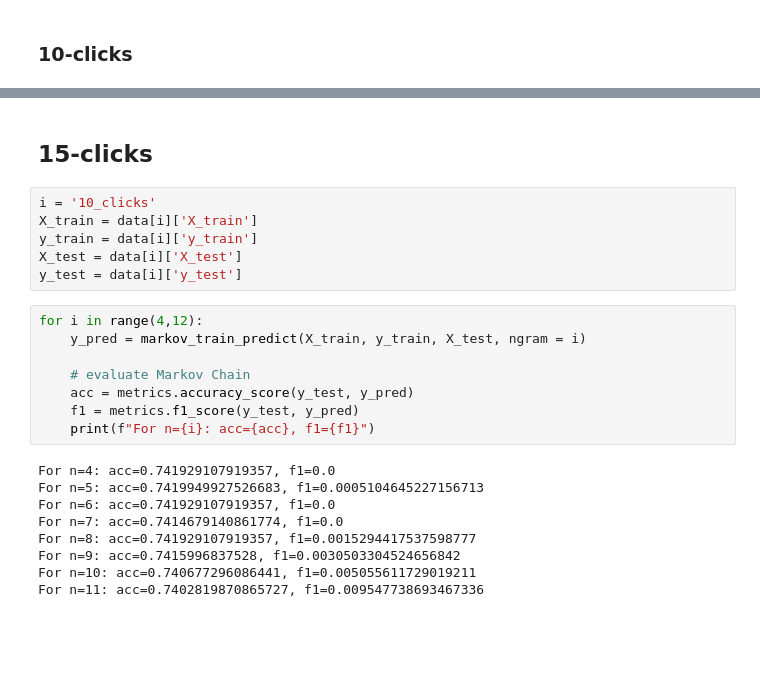
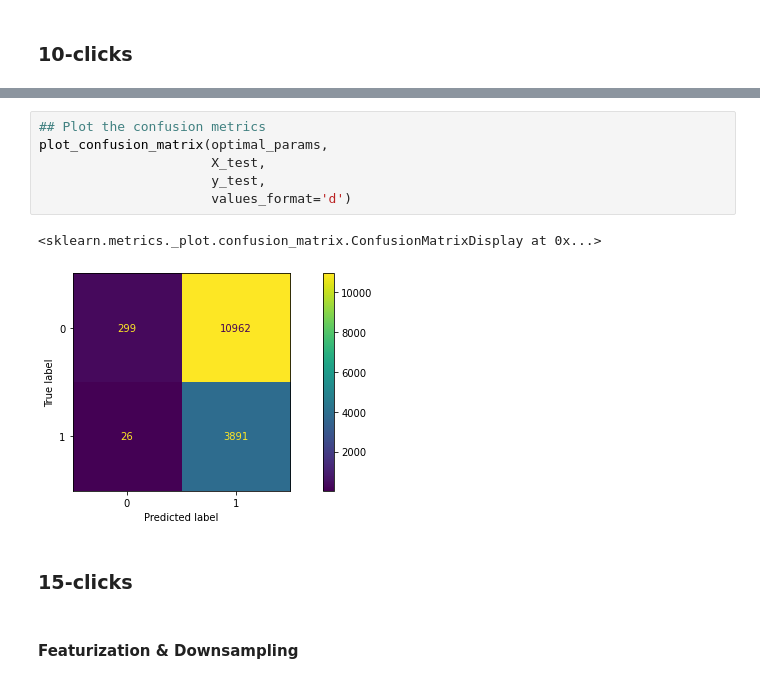
Before and after one commit to modiem/ACD-group, a Jupyter notebook: Early-prediction.ipynb, the cells around one changed output, grey strips where cells are left out. Drawn from its saved outputs; the diff is of its cells as text; blank space fills up the shorter version.

```diff
--- a/Early-prediction.ipynb
+++ b/Early-prediction.ipynb
@@ -901,25 +549,13 @@ For n=10: acc=0.740677296086441, f1=0.005055611729019211
+# %%
+## Plot the confusion metrics
+plot_confusion_matrix(optimal_params,
+                      X_test,
+                      y_test,
+                      values_format='d')
+# %% [output]
+<sklearn.metrics._plot.confusion_matrix.ConfusionMatrixDisplay at 0x...>
+[figure, added]
 # %% [markdown]
-## 15-clicks
+### 15-clicks
-# %%
-i = '10_clicks'
-X_train = data[i]['X_train']
-y_train = data[i]['y_train']
-X_test = data[i]['X_test']
-y_test = data[i]['y_test']
-# %%
-for i in range(4,12):
-    y_pred = markov_train_predict(X_train, y_train, X_test, ngram = i)
-
-    # evaluate Markov Chain
-    acc = metrics.accuracy_score(y_test, y_pred)
-    f1 = metrics.f1_score(y_test, y_pred)
-    print(f"For n={i}: acc={acc}, f1={f1}")
-# %% [output]
-For n=4: acc=0.741929107919357, f1=0.0
-For n=5: acc=0.7419949927526683, f1=0.0005104645227156713
-For n=6: acc=0.741929107919357, f1=0.0
-For n=7: acc=0.7414679140861774, f1=0.0
-For n=8: acc=0.741929107919357, f1=0.0015294417537598777
-For n=9: acc=0.7415996837528, f1=0.0030503304524656842
-For n=10: acc=0.740677296086441, f1=0.005055611729019211
-For n=11: acc=0.7402819870865727, f1=0.009547738693467336
+# %% [markdown]
+#### Featurization & Downsampling
```
Also changed, not shown: parts of 43 cells of this notebook.
